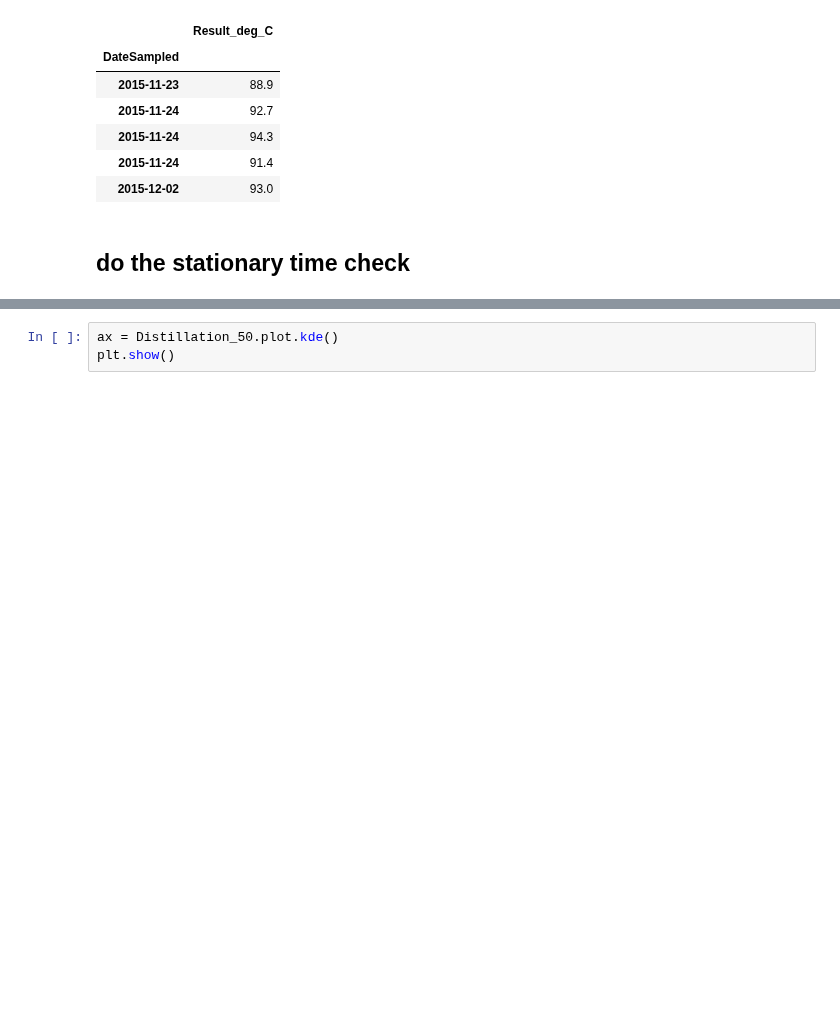
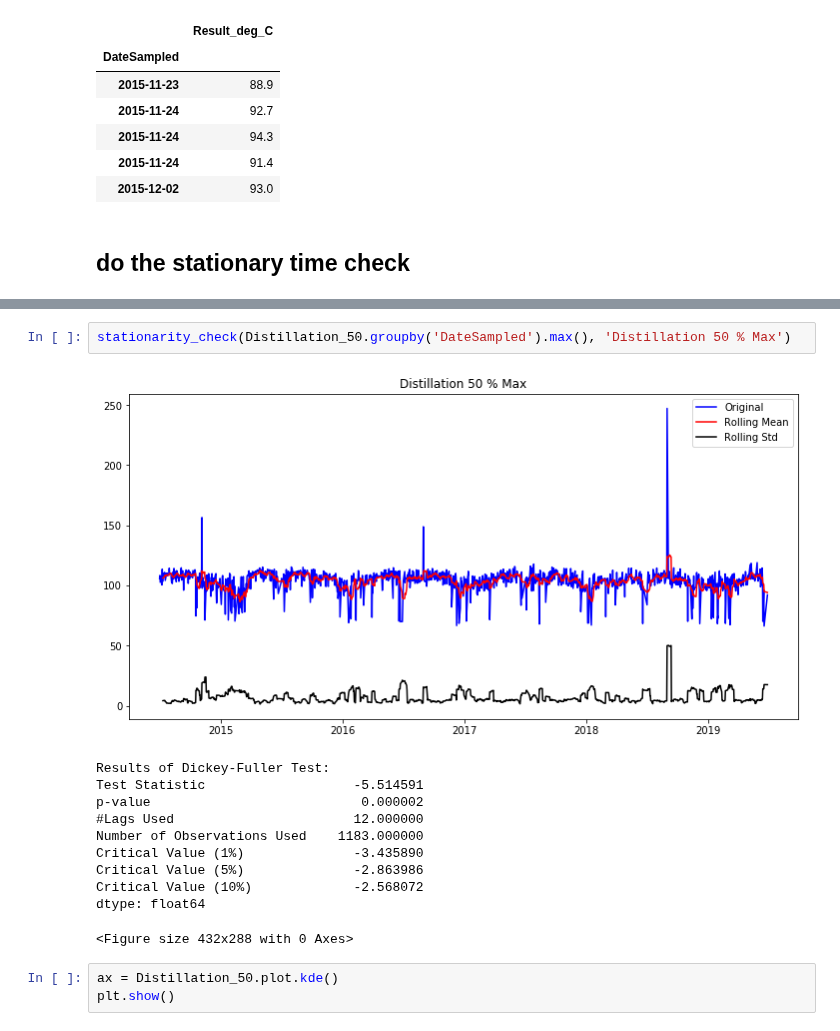
Before and after one commit to mishaberrien/tenessee-fuel-quality-analysis, a Jupyter notebook: notebooks/03_analysis/07302019-kph-time-analysis.ipynb, the cells around one changed output, grey strips where cells are left out. Drawn from its saved outputs; the diff is of its cells as text; blank space fills up the shorter version.

```diff
--- a/notebooks/03_analysis/07302019-kph-time-analysis.ipynb
+++ b/notebooks/03_analysis/07302019-kph-time-analysis.ipynb
@@ -209,3 +217,17 @@ dtype: float64
+# %%
+stationarity_check(Distillation_50.groupby('DateSampled').max(), 'Distillation 50 % Max')
+# %% [output]
+[figure, added]
+Results of Dickey-Fuller Test:
+Test Statistic                   -5.514591
+p-value                           0.000002
+#Lags Used                       12.000000
+Number of Observations Used    1183.000000
+Critical Value (1%)              -3.435890
+Critical Value (5%)              -2.863986
+Critical Value (10%)             -2.568072
+dtype: float64
+<Figure size 432x288 with 0 Axes>
 # %%
 ax = Distillation_50.plot.kde()
 plt.show()
```
Also changed, not shown: parts of 4 cells of this notebook, 5 other files.
